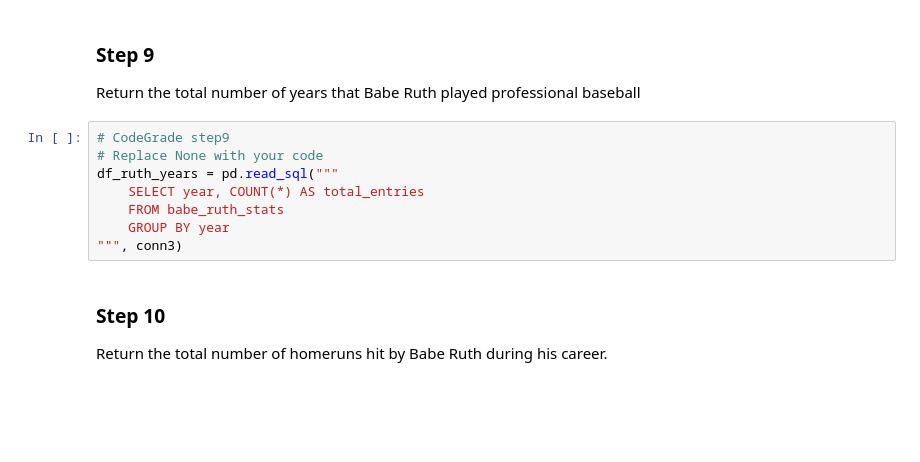
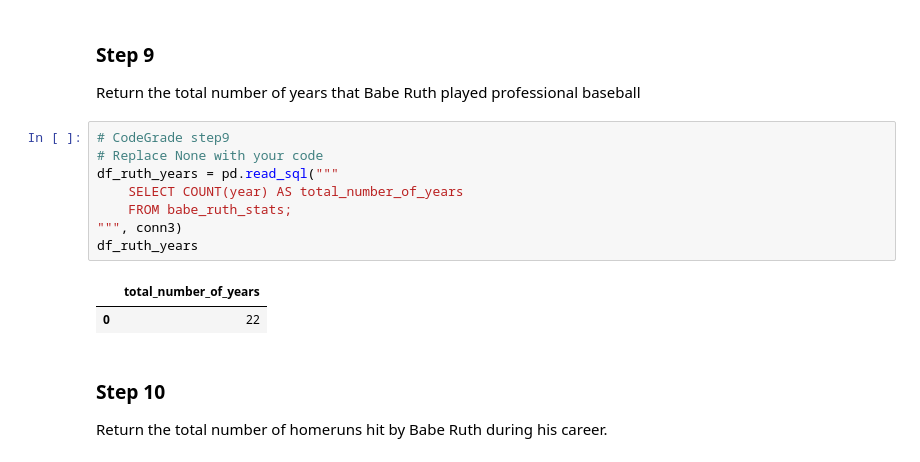
Before and after one commit to allananthony343-code/sql-queries, a Jupyter notebook: SQLFilterOrderGroupLab.ipynb, the cells around one changed output. Saved outputs shown, nothing was run; the diff lists cells and outputs as text; blank space fills up the shorter version.

```diff
--- a/SQLFilterOrderGroupLab.ipynb
+++ b/SQLFilterOrderGroupLab.ipynb
@@ -229,11 +240,14 @@ Return the total number of years that Babe Ruth played professional baseball
 # %%
 # CodeGrade step9
 # Replace None with your code
 df_ruth_years = pd.read_sql("""
-    SELECT year, COUNT(*) AS total_entries
-    FROM babe_ruth_stats
-    GROUP BY year
+    SELECT COUNT(year) AS total_number_of_years
+    FROM babe_ruth_stats;
 """, conn3)
+df_ruth_years
+# %% [output]
+|  | total_number_of_years |
+| 0 | 22 |
 # %% [markdown]
 ### Step 10
 
```
Also changed, not shown: parts of 2 cells of this notebook, 1 other file.
